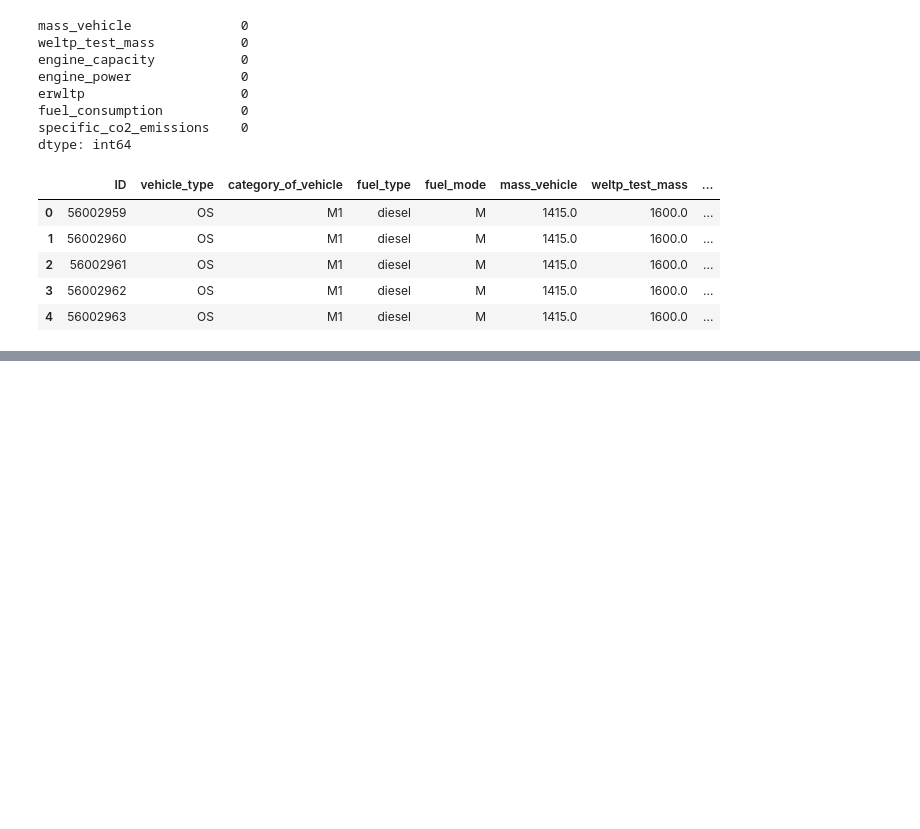
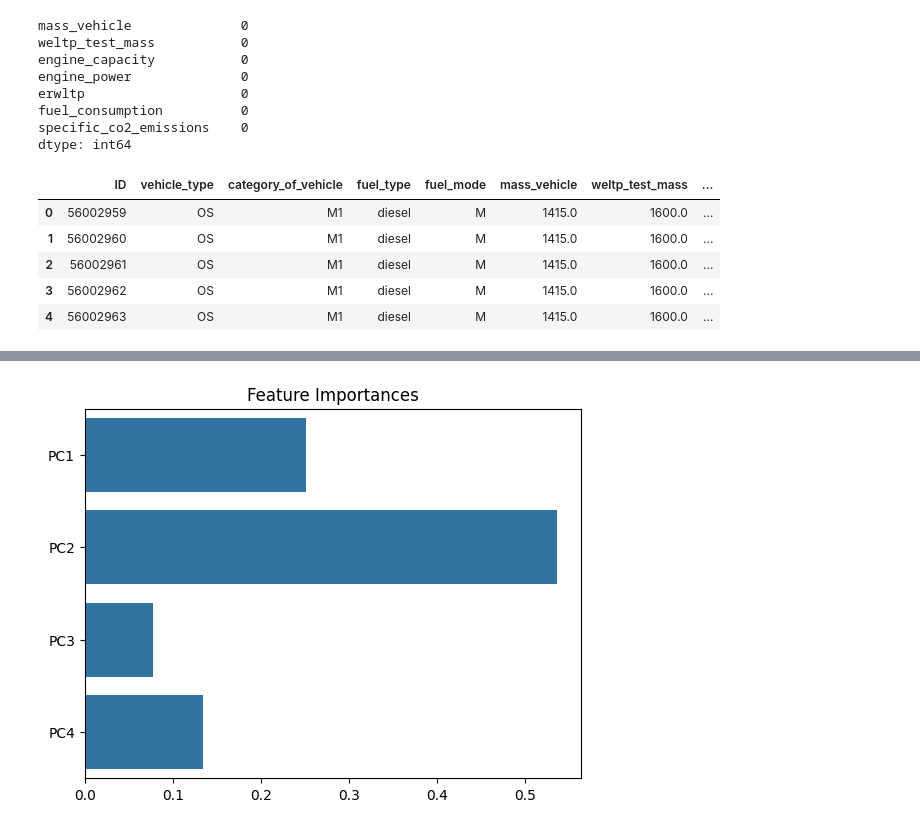
Before and after one commit to leonellb/car-co2-prediction, a Jupyter notebook: notebooks/2_0-comb-thom-fuel_type_classif_model.ipynb, the cells around one changed output, grey strips where cells are left out. Saved outputs shown, nothing was run; the diff lists cells and outputs as text; code cells hidden in the pictures; blank space fills up the shorter version.

```diff
--- a/notebooks/2_0-comb-thom-fuel_type_classif_model.ipynb
+++ b/notebooks/2_0-comb-thom-fuel_type_classif_model.ipynb
@@ -220,0 +290,12 @@ Parameters: { "use_label_encoder" } are not used.
+# %%
+feature_importances = model.feature_importances_
+
+#print(feature_importances)
+#print(feature_names)
+
+sns.barplot(x=feature_importances, y=["PC1", "PC2", "PC3", "PC4"])
+
+plt.title('Feature Importances')
+plt.show()
+# %% [output]
+[figure, added]
```
Also changed, not shown: parts of 15 cells of this notebook.
